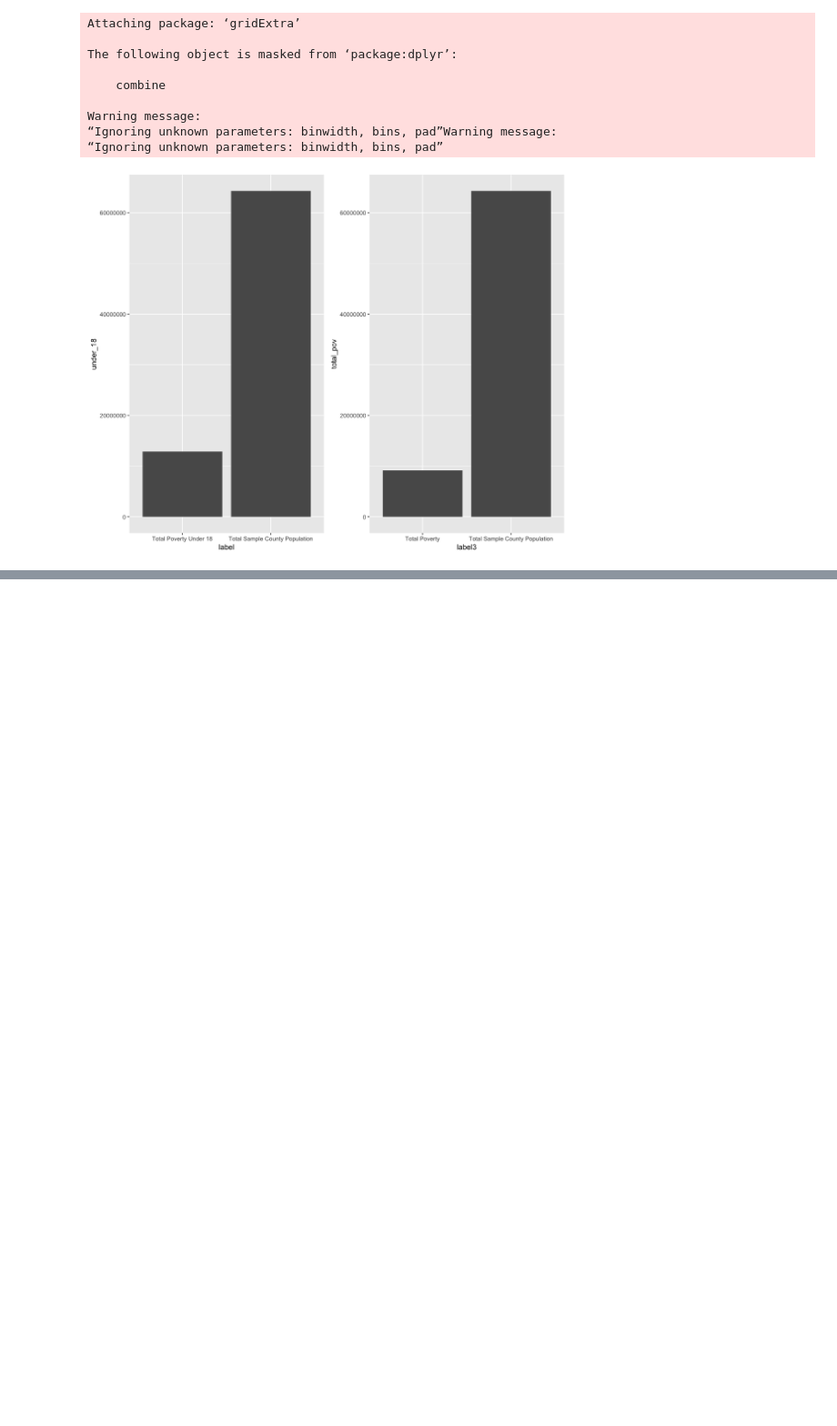
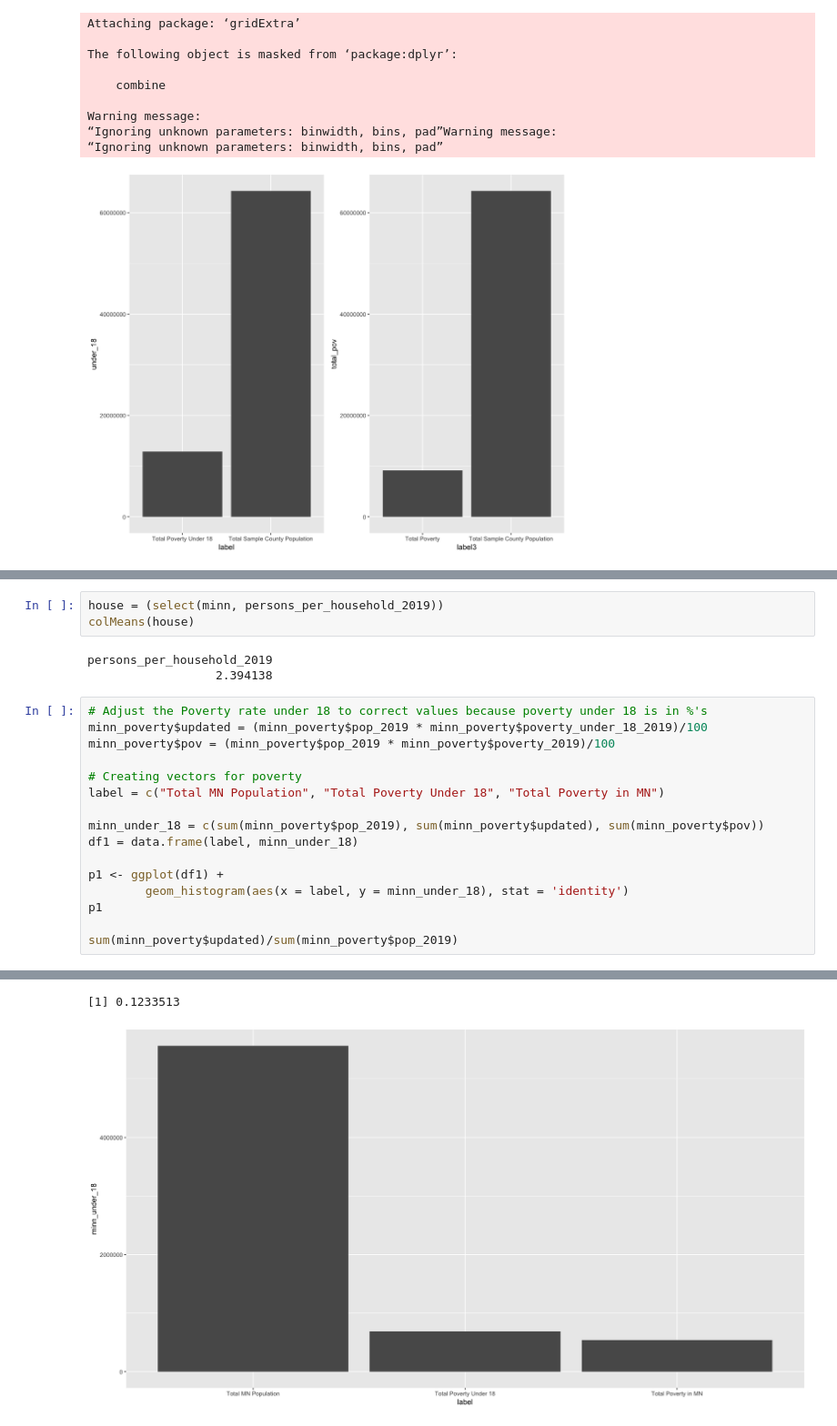
Before and after one commit to bamzie/DataSetPoverty, a Jupyter notebook: ResearchCode-Minn.ipynb, the cells around one changed output, grey strips where cells are left out. Shown at 91% size. Saved outputs shown, nothing was run; the diff lists cells and outputs as text; blank space fills up the shorter version.

```diff
--- a/ResearchCode-Minn.ipynb
+++ b/ResearchCode-Minn.ipynb
@@ -238,0 +236,23 @@ select(minn_poverty, 'name', 'poverty_under_18_2019', 'poverty_2019')
+# %%
+house = (select(minn, persons_per_household_2019))
+colMeans(house)
+# %% [output]
+persons_per_household_2019
+                  2.394138
+# %%
+# Adjust the Poverty rate under 18 to correct values because poverty under 18 is in %'s
+minn_poverty$updated = (minn_poverty$pop_2019 * minn_poverty$poverty_under_18_2019)/100
+minn_poverty$pov = (minn_poverty$pop_2019 * minn_poverty$poverty_2019)/100
+
+# Creating vectors for poverty
+label = c("Total MN Population", "Total Poverty Under 18", "Total Poverty in MN")
+
+minn_under_18 = c(sum(minn_poverty$pop_2019), sum(minn_poverty$updated), sum(minn_poverty$pov))
+df1 = data.frame(label, minn_under_18)
+
+p1 <- ggplot(df1) +
+        geom_histogram(aes(x = label, y = minn_under_18), stat = 'identity')
+p1
+
+sum(minn_poverty$updated)/sum(minn_poverty$pop_2019)
+# %% [output]
@@ -238,0 +261,2 @@ select(minn_poverty, 'name', 'poverty_under_18_2019', 'poverty_2019')
+[1] 0.1233513
+[figure, added]
```
Also changed, not shown: parts of 4 cells of this notebook.
